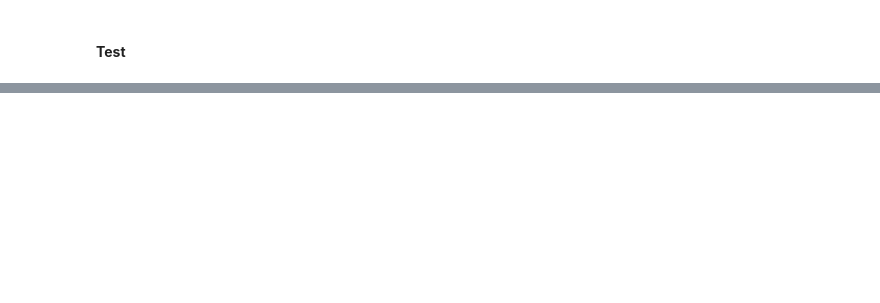
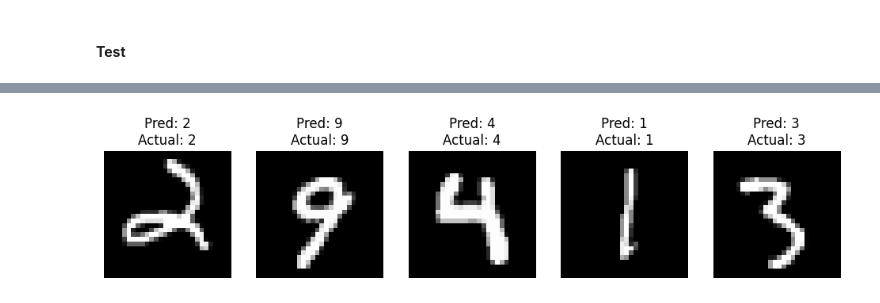
Before and after one commit to Amit-Bruhim/MNIST-Digits-Classification, a Jupyter notebook: src/digits_classification.ipynb, the cells around one changed output, grey strips where cells are left out. Saved outputs shown, nothing was run; the diff lists cells and outputs as text; code cells hidden in the pictures; blank space fills up the shorter version.

```diff
--- a/src/digits_classification.ipynb
+++ b/src/digits_classification.ipynb
@@ -90,11 +75,10 @@ def sigmoid_derivative(z):
 # %% [markdown]
 Softmax function
 # %%
-## TODO: Implement the softmax function
 def softmax(z):
-  exp = np.exp(z)
-  softmax = exp / np.sum(exp, axis=0)
-  return softmax
+    """Compute softmax values for each sets of scores in z."""
+    exp = np.exp(z)
+    return exp / np.sum(exp, axis=0)
 # %% [markdown]
 Loss function
 # %%
@@ -350,16 +225,0 @@ num of lables: 60000
-# %%
-# 5. plot three images and print their labels
-idx = np.random.choice(range(64),3) # three random indices
-plt.subplot(1,3,1)
-plt.imshow(batch_images[idx[0]].numpy().squeeze(), cmap='Greys_r')
-plt.subplot(1,3,2)
-plt.imshow(batch_images[idx[1]].numpy().squeeze(), cmap='Greys_r')
-plt.subplot(1,3,3)
-plt.imshow(batch_images[idx[2]].numpy().squeeze(), cmap='Greys_r')
-
-# Define the label names array, where each label corresponds to its class, which is also its index
-label_names = [
-    'T-shirt/top', 'Trouser', 'Pullover', 'Dress', 'Coat', 'Sandal', 'Shirt', 'Sneaker', 'Bag', 'Ankle boot'
-]
-
-print("Labels:", [label_names[i] for i in batch_labels[idx]])
@@ -486,4 +225,0 @@ Print the prediction
-# %%
-# TODO: Print the prediction of the network for that sample (preds_conf)
-for i in range(10):
-  print(f"label: {label_names[i]}, prediction probilty: {preds_conf[0][i]}")
@@ -670,0 +234,18 @@ Validation accuracy: 0.8175833225250244
+# %%
+import matplotlib.pyplot as plt
+
+# Visualize some predictions
+plt.figure(figsize=(12, 5))
+for i in range(5):
+    idx = np.random.randint(0, len(X_test))
+    xi = X_test[idx].reshape(-1, 1)
+    _, _, _, A2 = mlp.forward(xi)
+    prediction = np.argmax(A2)
+
+    plt.subplot(1, 5, i+1)
+    plt.imshow(X_test[idx].reshape(28, 28), cmap='gray')
+    plt.title(f"Pred: {prediction}\nActual: {int(y_test[idx])}")
+    plt.axis('off')
+plt.show()
+# %% [output]
+[figure, added]
```
Also changed, not shown: parts of 68 cells of this notebook, 1 other file.
